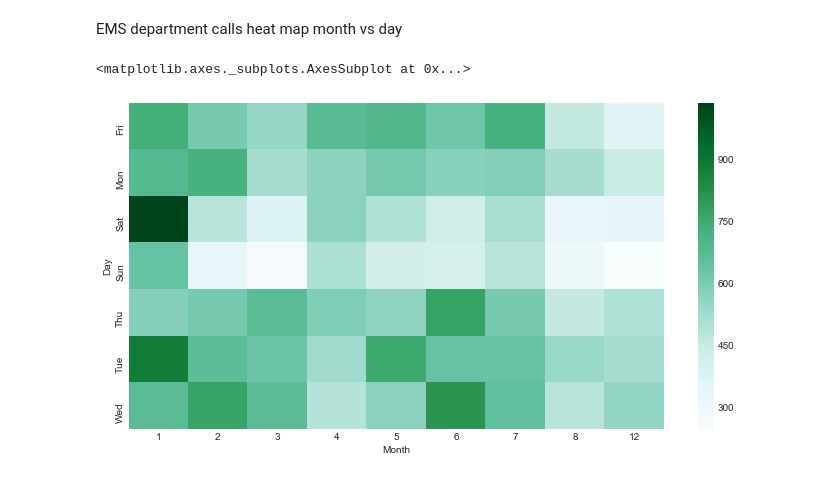
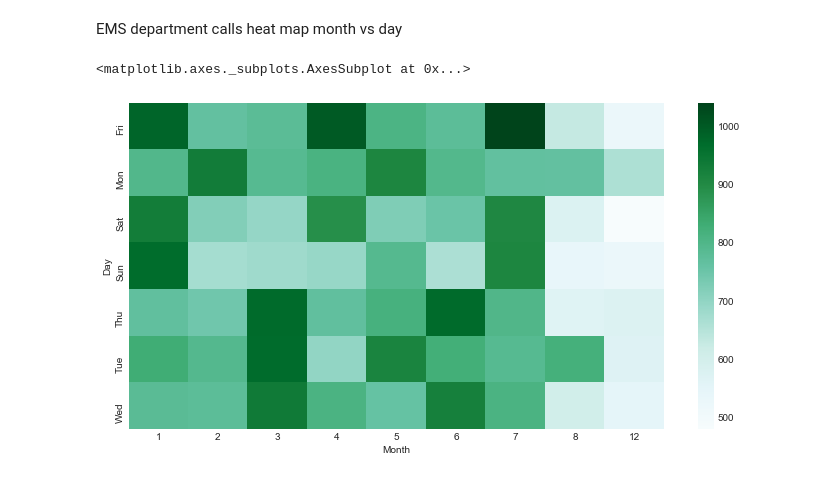
Before and after one commit to itsaark/classprojects, a Jupyter notebook: data_science/playground/EmergencyCalls.ipynb, the cells around one changed output. Drawn from its saved outputs; the diff is of its cells as text; code cells hidden in the pictures.

```diff
--- a/data_science/playground/EmergencyCalls.ipynb
+++ b/data_science/playground/EmergencyCalls.ipynb
@@ -208,9 +208,9 @@ sns.heatmap(dayHour,cmap='BuGn')
 # %% [markdown]
 EMS department calls heat map month vs day
 # %%
-dayHour =df[df['Department']=='Traffic'].groupby(by=['Day','Month']).count()['Department'].unstack()
+dayHour =df[df['Department']=='EMS'].groupby(by=['Day','Month']).count()['Department'].unstack()
 plt.figure(figsize=(12,6))
 sns.heatmap(dayHour,cmap='BuGn')
 # %% [output]
 <matplotlib.axes._subplots.AxesSubplot at 0x...>
-[figure, old version]
+[figure, new version]
```
Also changed, not shown: 1 other file.
